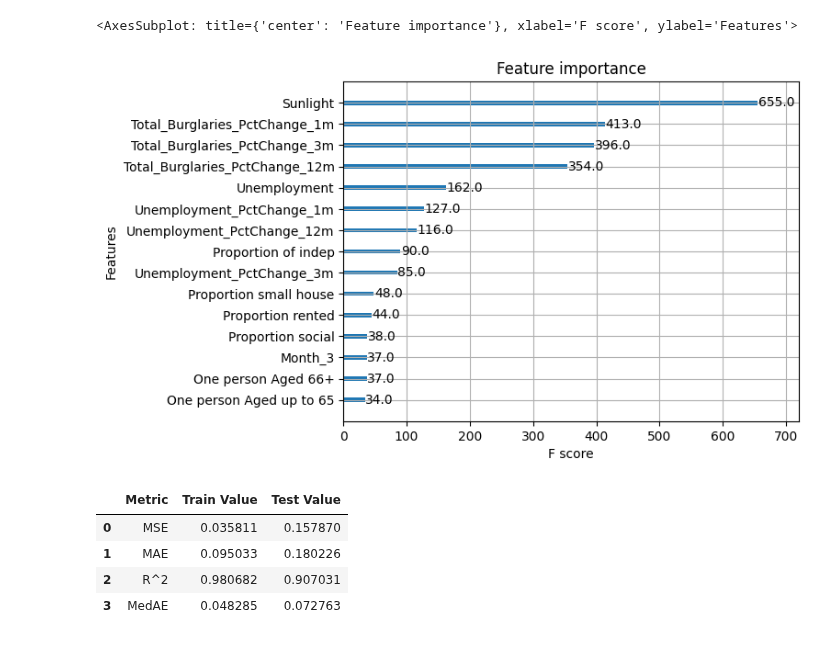
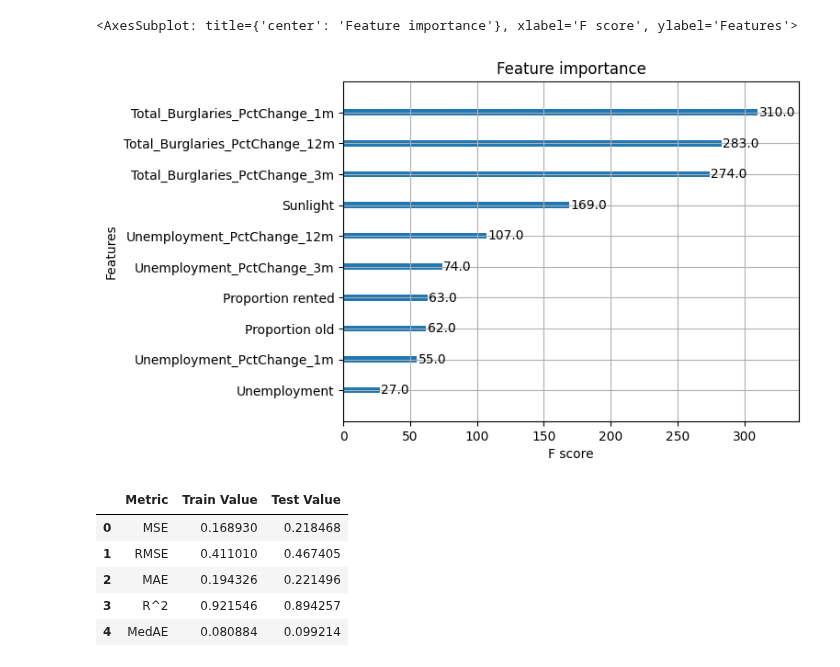
Before and after one commit to DC2-G19/policeResourceAllocation, a Jupyter notebook: XGBoost_Model.ipynb, the cells around one changed output. Saved outputs shown, nothing was run; the diff lists cells and outputs as text; code cells hidden in the pictures.

```diff
--- a/XGBoost_Model.ipynb
+++ b/XGBoost_Model.ipynb
@@ -144,13 +123,16 @@ df_temp_merged_clean_dummies = pd.concat([df_temp_merged_clean_dummies, month_du
 df_temp_merged_clean_train = df_temp_merged_clean_dummies[(df_temp_merged_clean_dummies['Month'].dt.year >= train_lower) & (df_temp_merged_clean_dummies['Month'].dt.year <= train_upper)]
 df_temp_merged_clean_test = df_temp_merged_clean_dummies[(df_temp_merged_clean_dummies['Month'].dt.year >= test_lower) & (df_temp_merged_clean_dummies['Month'].dt.year <= test_upper)]
 #Filtering test and train based on time span provided in the 2nd cell
+# %%
+normal =["Total Burglaries", "LSOA code", "Month_Int", "Month", "Proportion small house", "One person Aged up to 65", "One person Aged 66+", "Family: all aged 66+", "Proportion social", "Proportion of indep"] #remove some for multicolinearity
+unep_lag_l = ["Unemployment_PctChange_2m" ,"Unemployment_PctChange_4m","Unemployment_PctChange_5m", "Unemployment_PctChange_6m", "Unemployment_PctChange_7m", "Unemployment_PctChange_8m", "Unemployment_PctChange_9m", "Unemployment_PctChange_10m", "Unemployment_PctChange_11m"]
+burg_lag_l = ["Total_Burglaries_PctChange_4m","Total_Burglaries_PctChange_2m","Total_Burglaries_PctChange_5m","Total_Burglaries_PctChange_6m", "Total_Burglaries_PctChange_7m", "Total_Burglaries_PctChange_8m", "Total_Burglaries_PctChange_9m", "Total_Burglaries_PctChange_10m", "Total_Burglaries_PctChange_11m" ]
+columns_drop = normal + unep_lag_l + burg_lag_l
 # %%
-lags_unep_burg = ["Unemployment_PctChange_1m", "Unemployment_PctChange_2m", "Unemployment_PctChange_3m", "Unemployment_PctChange_4m", "Unemployment_PctChange_5m", "Unemployment_PctChange_6m", "Unemployment_PctChange_7m", "Unemployment_PctChange_8m", "Unemployment_PctChange_9m", "Unemployment_PctChange_10m", "Unemployment_PctChange_11m", "Unemployment_PctChange_12m", "Total_Burglaries_PctChange_1m", "Total_Burglaries_PctChange_2m", "Total_Burglaries_PctChange_3m", "Total_Burglaries_PctChange_4m", "Total_Burglaries_PctChange_5m", "Total_Burglaries_PctChange_6m", "Total_Burglaries_PctChange_7m", "Total_Burglaries_PctChange_8m", "Total_Burglaries_PctChange_9m", "Total_Burglaries_PctChange_10m", "Total_Burglaries_PctChange_11m", "Total_Burglaries_PctChange_12m"]
-
-X_train = df_temp_merged_clean_train.drop(columns=["Total Burglaries", "LSOA code", "Month_Int", "Month","Unemployment_PctChange_2m" ,"Unemployment_PctChange_4m","Unemployment_PctChange_5m", "Unemployment_PctChange_6m", "Unemployment_PctChange_7m", "Unemployment_PctChange_8m", "Unemployment_PctChange_9m", "Unemployment_PctChange_10m", "Unemployment_PctChange_11m", "Total_Burglaries_PctChange_4m","Total_Burglaries_PctChange_2m","Total_Burglaries_PctChange_5m","Total_Burglaries_PctChange_6m", "Total_Burglaries_PctChange_7m", "Total_Burglaries_PctChange_8m", "Total_Burglaries_PctChange_9m", "Total_Burglaries_PctChange_10m", "Total_Burglaries_PctChange_11m" ]) # What you give to the model
+X_train = df_temp_merged_clean_train.drop(columns=columns_drop) # What you give to the model
 y_train = df_temp_merged_clean_train[["Total Burglaries"]] # What needs to be predicted
 
-X_test = df_temp_merged_clean_test.drop(columns=["Total Burglaries", "LSOA code", "Month_Int", "Month","Unemployment_PctChange_2m" ,"Unemployment_PctChange_4m","Unemployment_PctChange_5m", "Unemployment_PctChange_6m", "Unemployment_PctChange_7m", "Unemployment_PctChange_8m", "Unemployment_PctChange_9m", "Unemployment_PctChange_10m", "Unemployment_PctChange_11m", "Total_Burglaries_PctChange_4m","Total_Burglaries_PctChange_2m","Total_Burglaries_PctChange_5m","Total_Burglaries_PctChange_6m", "Total_Burglaries_PctChange_7m", "Total_Burglaries_PctChange_8m", "Total_Burglaries_PctChange_9m", "Total_Burglaries_PctChange_10m", "Total_Burglaries_PctChange_11m" ]) # What you give to the model
+X_test = df_temp_merged_clean_test.drop(columns=columns_drop) # What you give to the model
 y_test = df_temp_merged_clean_test[["Total Burglaries"]] # What needs to be predicted
 # %%
 X_train.head()
@@ -164,5 +146 @@ X_train.head()
 5 rows × 233 columns
-# %%
-model = XGBRegressor()
-model.fit(X_train, y_train)
-#Fitting data to model
@@ -180,0 +147,26 @@ XGBRegressor(base_score=None, booster=None, callbacks=None,
+# %%
+num_estimators = 100
+model = XGBRegressor(n_estimators=num_estimators, reg_lambda=2, alpha=1.5, eval_metric="rmse", early_stopping_rounds=10)
+
+# Train the model with eval_set for tracking evaluation metrics
+eval_set = [(X_train, y_train), (X_test, y_test)]
+model.fit(X_train, y_train, eval_set=eval_set, verbose=False)
+
+# Get predictions for training and test sets
+pred_train = model.predict(X_train)
+predictions = model.predict(X_test)
+
+# Get the training history from the model's evaluation result
+results = model.evals_result()
+
+train_metric = results["validation_0"]["rmse"]
+test_metric = results["validation_1"]["rmse"]
+
+# Plot the overfitting curve
+plt.plot(train_metric, label="Training")
+plt.plot(test_metric, label="Test")
+plt.xlabel("Number of Iterations")
+plt.ylabel("RMSE")
+plt.title("Overfitting Curve")
+plt.legend()
+plt.show()
@@ -181,10 +175,10 @@ XGBRegressor(base_score=None, booster=None, callbacks=None,
 # %%
-import matplotlib.pyplot as plt
+
 %matplotlib inline
-xgb.plot_importance(model, ax=plt.gca(), max_num_features=15)
+xgb.plot_importance(model, ax=plt.gca(), max_num_features=10)
 #Plotting the most important featurs
 # %% [output]
 <AxesSubplot: title={'center': 'Feature importance'}, xlabel='F score', ylabel='Features'>
-[figure, old version]
+[figure, new version]
 # %%
 pred_train = model.predict(X_train)
@@ -193,21 +187,23 @@ predictions = model.predict(X_test)
 # %%
 # Calculate the train performance metrics
 mse_train = mean_squared_error(y_train, pred_train)
+rmse_train = np.sqrt(mse_train)
 mae_train = mean_absolute_error(y_train, pred_train)
 r2_train = r2_score(y_train, pred_train)
 medae_train = median_absolute_error(y_train, pred_train)
 
 # Calculate the test performance metrics
 mse_test = mean_squared_error(y_test, predictions)
+rmse_test = np.sqrt(mse_test)
 mae_test = mean_absolute_error(y_test, predictions)
 r2_test = r2_score(y_test, predictions)
 medae_test = median_absolute_error(y_test, predictions)
 
 # Create a dictionary with the train and test metric names and values
 metrics = {
-    'Metric': ['MSE', 'MAE', 'R^2', "MedAE"],
-    'Train Value': [mse_train, mae_train, r2_train, medae_train],
-    'Test Value': [mse_test, mae_test, r2_test, medae_test]
+    'Metric': ['MSE', 'RMSE', 'MAE', 'R^2', "MedAE"],
+    'Train Value': [mse_train, rmse_train, mae_train, r2_train, medae_train],
+    'Test Value': [mse_test, rmse_test, mae_test, r2_test, medae_test]
 }
 
 # Create a DataFrame from the dictionary
@@ -215,10 +211,11 @@ metrics_df = pd.DataFrame(metrics)
 metrics_df
 # %% [output]
 |  | Metric | Train Value | Test Value |
-| 0 | MSE | 0.035811 | 0.157870 |
-| 1 | MAE | 0.095033 | 0.180226 |
-| 2 | R^2 | 0.980682 | 0.907031 |
-| 3 | MedAE | 0.048285 | 0.072763 |
+| 0 | MSE | 0.168930 | 0.218468 |
+| 1 | RMSE | 0.411010 | 0.467405 |
+| 2 | MAE | 0.194326 | 0.221496 |
+| 3 | R^2 | 0.921546 | 0.894257 |
+| 4 | MedAE | 0.080884 | 0.099214 |
 # %%
 df_date_lsoa_burg_temp = df_temp_merged_clean_test[['LSOA code', 'Month', 'Total Burglaries']].reset_index(drop=True, inplace=False)
 predictions_df = pd.DataFrame(predictions, columns=['Prediction'])
```
Also changed, not shown: parts of 24 cells of this notebook.
